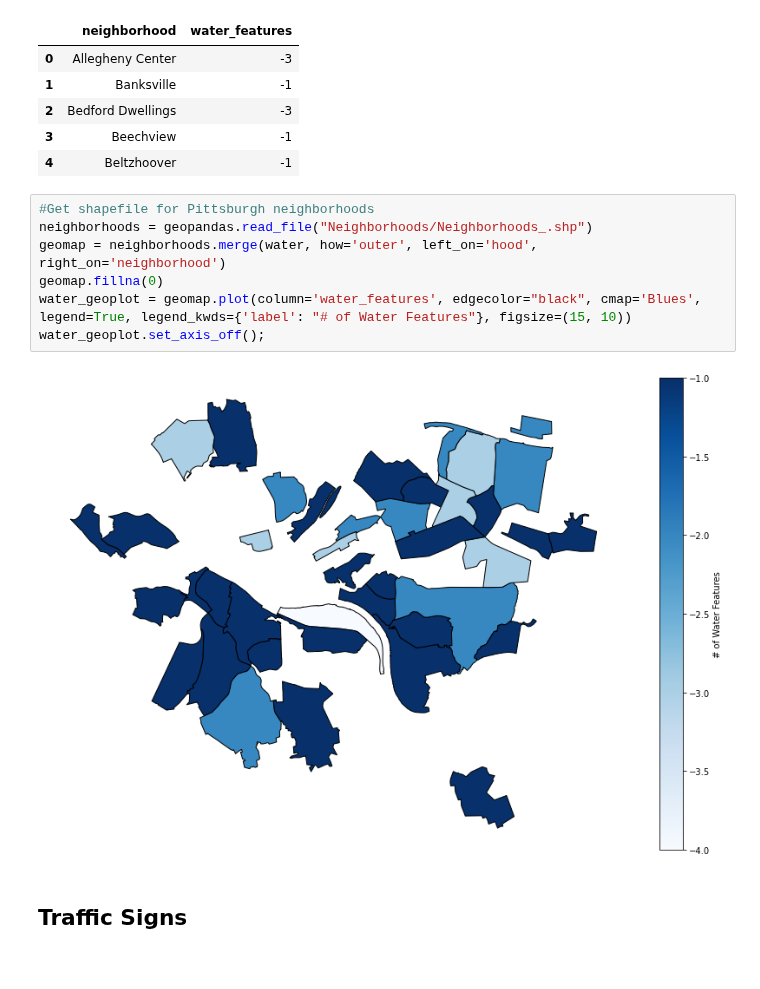
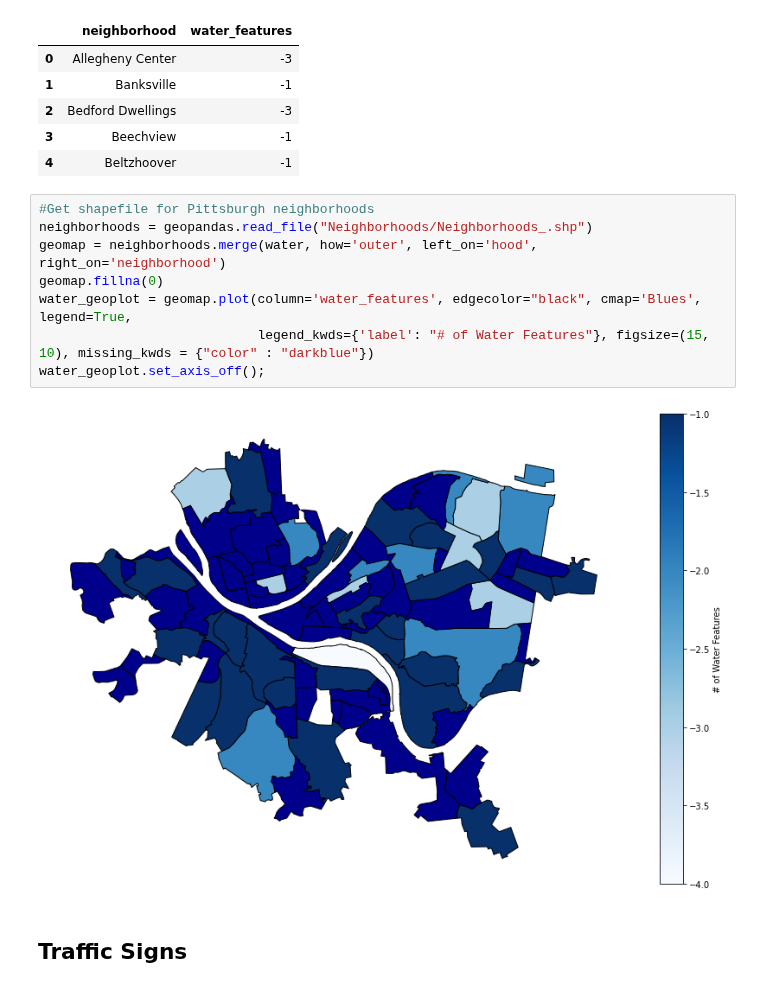
Before and after one commit to pjp401/CMPINF0010-Final-Project, a Jupyter notebook: FinalProject.ipynb, the cells around one changed output. Saved outputs shown, nothing was run; the diff lists cells and outputs as text.

Commit message:
Fixed geomap

```diff
--- a/FinalProject.ipynb
+++ b/FinalProject.ipynb
@@ -81,12 +81,13 @@ water.head(5)
 # %%
 #Get shapefile for Pittsburgh neighborhoods
 neighborhoods = geopandas.read_file("Neighborhoods/Neighborhoods_.shp")
 geomap = neighborhoods.merge(water, how='outer', left_on='hood', right_on='neighborhood')
 geomap.fillna(0)
-water_geoplot = geomap.plot(column='water_features', edgecolor="black", cmap='Blues', legend=True, legend_kwds={'label': "# of Water Features"}, figsize=(15, 10))
+water_geoplot = geomap.plot(column='water_features', edgecolor="black", cmap='Blues', legend=True,
+                            legend_kwds={'label': "# of Water Features"}, figsize=(15, 10), missing_kwds = {"color" : "darkblue"})
 water_geoplot.set_axis_off();
 # %% [output]
-[figure, old version]
+[figure, new version]
 # %% [markdown]
 ## Traffic Signs
 # %% [markdown]
```
Also changed, not shown: parts of 2 cells of this notebook.
